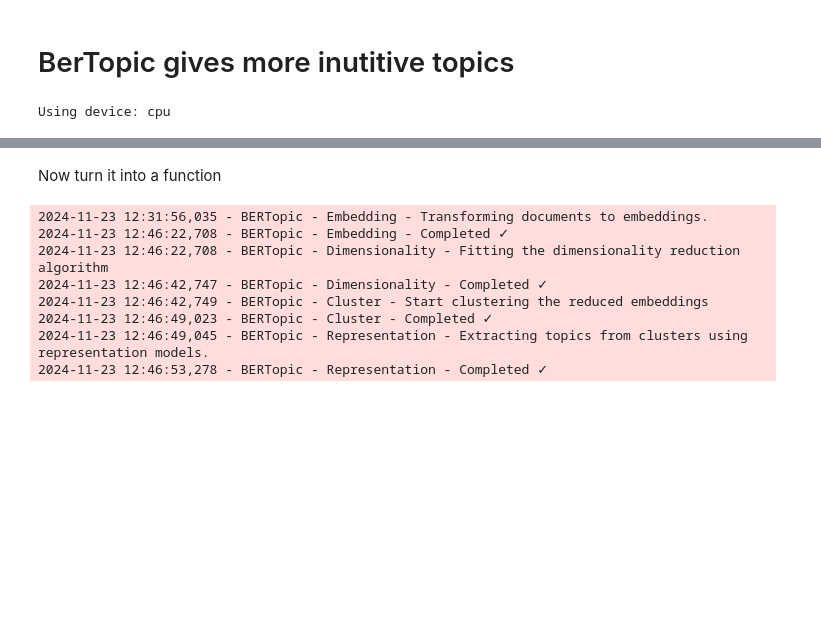
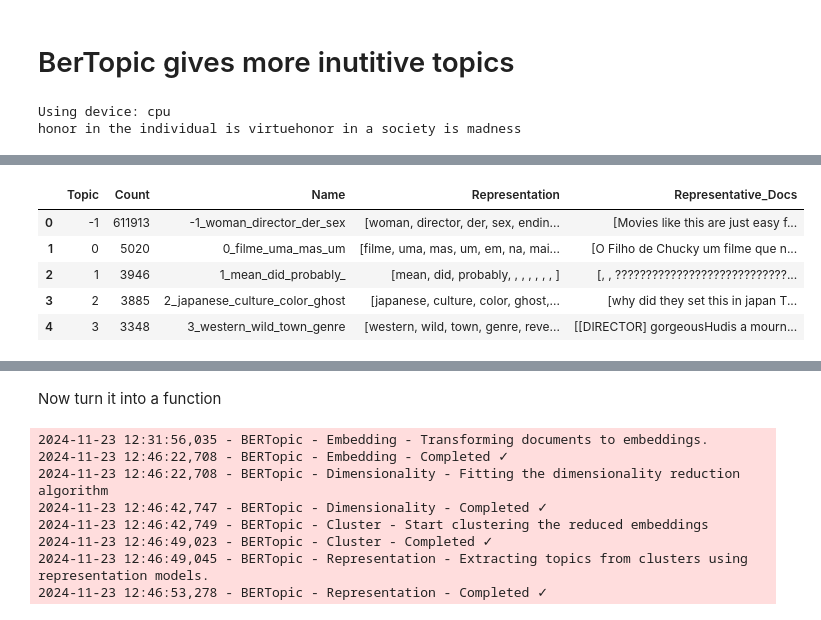
Before and after one commit to FWJK1/Pocs_Film_Project, a Jupyter notebook: Code/Topic Modelling/trial.ipynb, the cells around one changed output, grey strips where cells are left out. Saved outputs shown, nothing was run; the diff lists cells and outputs as text; code cells hidden in the pictures; blank space fills up the shorter version.

```diff
--- a/Code/Topic Modelling/trial.ipynb
+++ b/Code/Topic Modelling/trial.ipynb
@@ -43,6 +44,7 @@ c:/Users/fitsl/Documents/Programming/UVM Programming Classes/PoCS/pocs_project
 # Import the comments data
 # %%
 df = pd.read_csv(f"{root}/Data/2020_trope_data/Scraped_Data/NER_parsed_reviews.csv")
+df['NER_cleaned_reviews'] = df['NER_cleaned_reviews'].apply(ast.literal_eval)
 # %%
 df.head(2)
 # %% [output]
@@ -204,17 +233,19 @@ from hdbscan import HDBSCAN
 
 
 # sort to get the top reviews
+
 device = "cuda" if torch.cuda.is_available() else "cpu"
 print(f"Using device: {device}")
 
 # chain from itertools to get the reviews into a bigger list
-documents = list(chain(*df['NER_cleaned_reviews'].iloc[:2000]))
+documents = list(chain(*df['NER_cleaned_reviews']))
+print(documents[1])
 
 # init bert and fit the model on the docs
 embedding_model = SentenceTransformer('all-MiniLM-L6-v2', device=device)
 vectorizer_model = CountVectorizer(stop_words='english', max_features=1000)
-umap_model = UMAP(n_neighbors=15, n_components=5, metric='cosine', n_jobs=-1)  # n_jobs=-1 uses all cores
-hdbscan_model = HDBSCAN(min_samples=10, n_jobs=-1)  # n_jobs=-1 uses all cores
+umap_model = UMAP(n_neighbors=15, n_components=5, metric='cosine', )  # n_jobs=-1 uses all cores
+hdbscan_model = HDBSCAN(min_samples=10, )  # n_jobs=-1 uses all cores
 
 # Initialize BERTopic with custom UMAP and HDBSCAN models
 topic_model = BERTopic(
@@ -233,3 +264,4 @@ df_topics = topic_model.get_topic_info()
 df_topics.head()
 # %% [output]
 Using device: cpu
+honor in the individual is virtuehonor in a society is madness
@@ -237,0 +276,6 @@ KeyboardInterrupt:
+|  | Topic | Count | Name | Representation | Representative_Docs |
+| 0 | -1 | 611913 | -1_woman_director_der_sex | [woman, director, der, sex, endin... | [Movies like this are just easy f... |
+| 1 | 0 | 5020 | 0_filme_uma_mas_um | [filme, uma, mas, um, em, na, mai... | [O Filho de Chucky um filme que n... |
+| 2 | 1 | 3946 | 1_mean_did_probably_ | [mean, did, probably, , , , , , , ] | [, , ????????????????????????????... |
+| 3 | 2 | 3885 | 2_japanese_culture_color_ghost | [japanese, culture, color, ghost,... | [why did they set this in japan T... |
+| 4 | 3 | 3348 | 3_western_wild_town_genre | [western, wild, town, genre, reve... | [[DIRECTOR] gorgeousHudis a mourn... |
```
Also changed, not shown: parts of 8 cells of this notebook, 5 other files.
